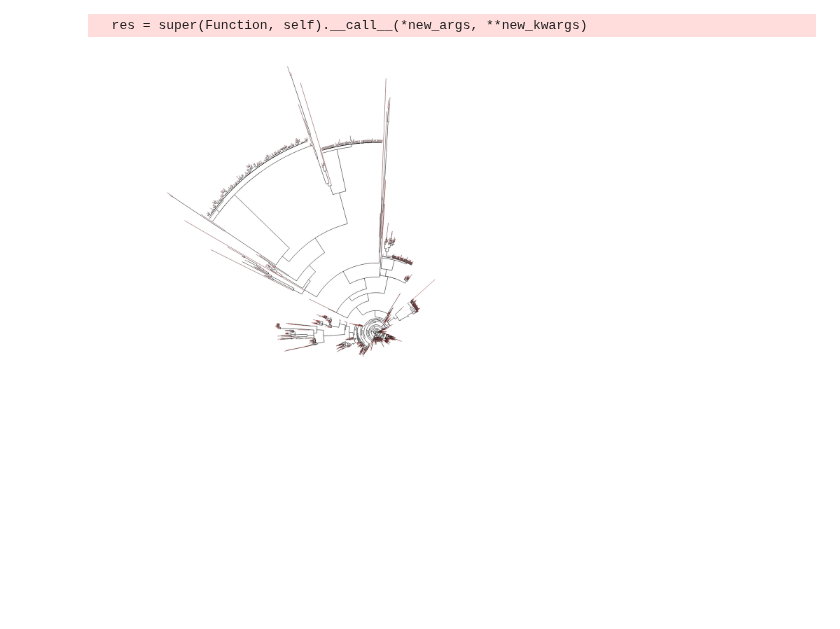
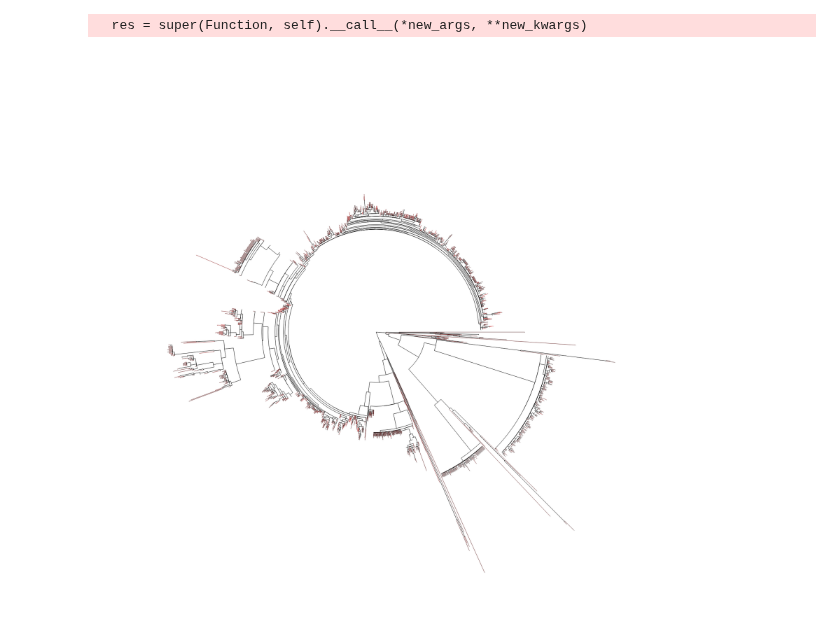
Before and after one commit to ryneches/fishpoo, a Jupyter notebook: fishpoo.ipynb, the cells around one changed output. Drawn from its saved outputs; the diff is of its cells as text; code cells hidden in the pictures.

Commit message:
now with a balanced phylosig-annotated tree

```diff
--- a/fishpoo.ipynb
+++ b/fishpoo.ipynb
@@ -417,33 +417,35 @@ ts = TreeStyle()
 #ts.mode = 'r'
 ts.mode = 'c'
 ts.show_leaf_name = False
 ts.branch_vertical_margin = 30
 ts.scale = 1000000
 
 t = Tree('RAxML_bestTree.fishpoo_ssu.raxml')
+t.set_outgroup( t.get_midpoint_outgroup() ) # balance the unrooted tree
+
 Cmean_dict = dict( zip( non_rare_otus, Cmean ) )
 
 colors = linspace( min(Cmean), max(Cmean), 256 )
 
 for node in t.traverse() :
     if node.is_leaf() :
         nstyle = NodeStyle()
         #nstyle["size"] = 5
         for n in range(256) :
             if colors[n] > Cmean_dict[node.name] : break
         c = '#' + str(hex(n)).split('x')[1] + '3333'
         nstyle["fgcolor"] = c
         #nstyle["bgcolor"] = c
         nstyle["hz_line_color"] = c
         node.set_style(nstyle)
     else :
         nstyle = NodeStyle()
         nstyle["hz_line_color"] = '999999'
         node.set_style(nstyle)
 
 t.render("%%inline", w=500, units="mm", tree_style=ts)
 #t.render("phylosig-of-phylosig.svg", w=200, units="mm", tree_style=ts)
 # %% [output]
-[figure, old version]
+[figure, new version]
 # %%
 # %% [output]
```
Also changed, not shown: parts of 2 cells of this notebook.
